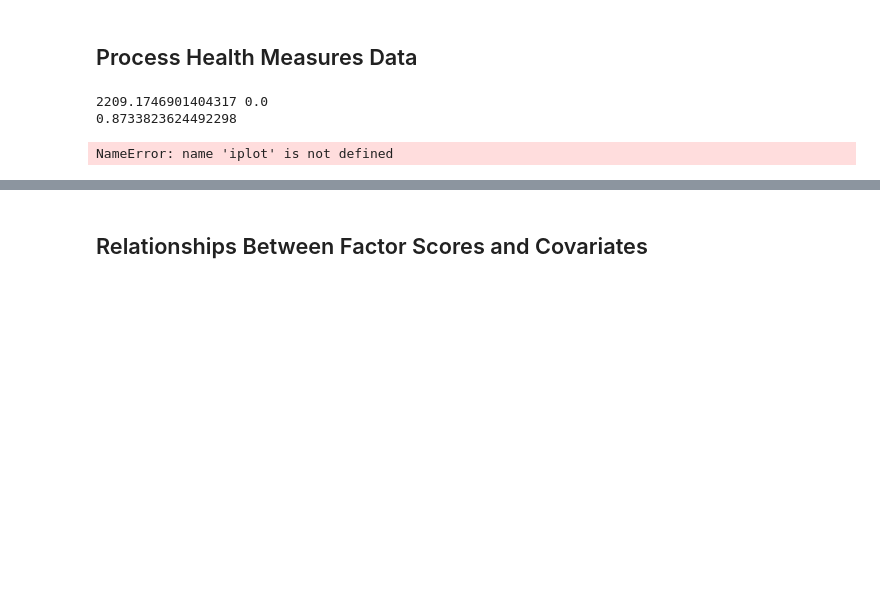
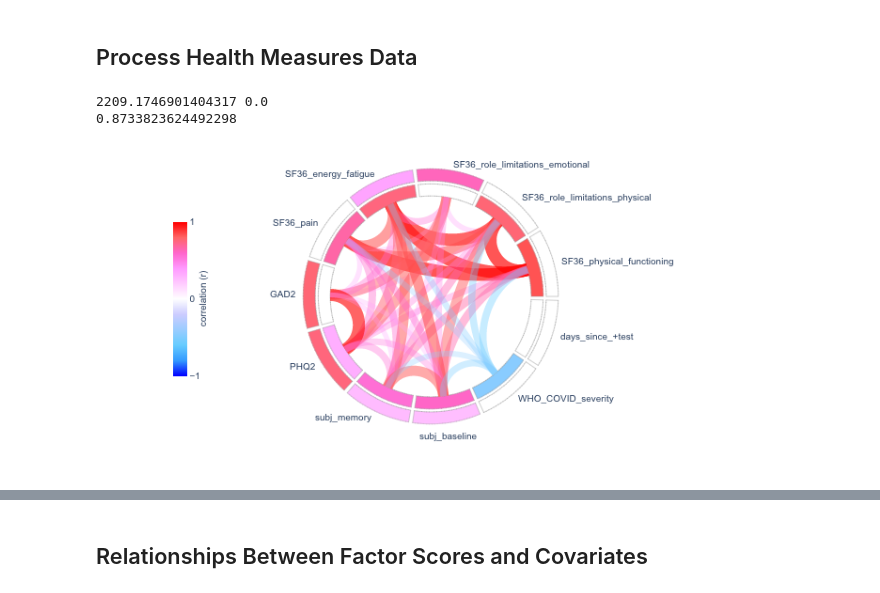
Before and after one commit to TheOwenLab/2021-Wild-et-al-COVID-Cognition, a Jupyter notebook: covid_cognition.ipynb, the cells around one changed output, grey strips where cells are left out. Drawn from its saved outputs; the diff is of its cells as text; code cells hidden in the pictures; blank space fills up the shorter version.

Commit message:
Fixed image size in notebook

```diff
--- a/covid_cognition.ipynb
+++ b/covid_cognition.ipynb
@@ -587,35 +564,32 @@ Zcc.loc[fdata0.index, fnames] = (
 
 loadings = pd.DataFrame(
 	fa.loadings_, index=fdata0.columns, columns=fnames)
 eigen_values = pd.DataFrame(
 	fa.get_eigenvalues()[0][0:nf], index=fnames, columns=['eigenvalues']).T
 pct_variance = pd.DataFrame(
 	fa.get_factor_variance()[1]*100, index=fnames, columns=['% variance']).T
 
 table = (pd
 	.concat([loadings, eigen_values, pct_variance], axis=0)
 	.join(fdata_desc)
 	.loc[:, ['mean', 'std']+fnames]
 )
 
 write_tables, write_images = True, True
 
 if False:
 	fdata0.corr().to_csv('../tables/hm_correlations.csv')
 	table.to_csv(f"../tables/Table_S2.csv")
 
 
 f = chord_plot(
 		loadings, fdata0[var_order].corr(),
 		width=800, height=350, cscale_name='Picnic', threshold=0.20)
-iplot(f)
+f.show(renderer='png', width=800, height=350)
 
 if False:
 	f.write_image(f"../images/HM_factor_{rotation}.svg")
-
-
-Zall = pd.concat([Zcc, Zctrl], axis=0, keys=['CC', 'CTRL'], names=['study'])
 # %% [output]
 2209.1746901404317 0.0
 0.8733823624492298
-NameError: name 'iplot' is not defined
+[figure, added]
```
Also changed, not shown: parts of 14 cells of this notebook, 9 other files.
